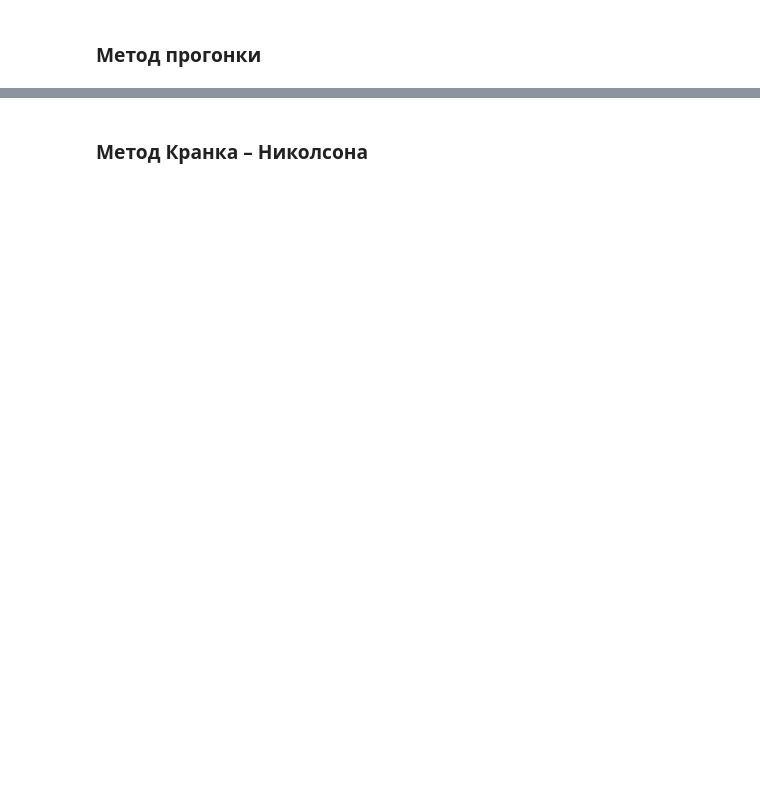
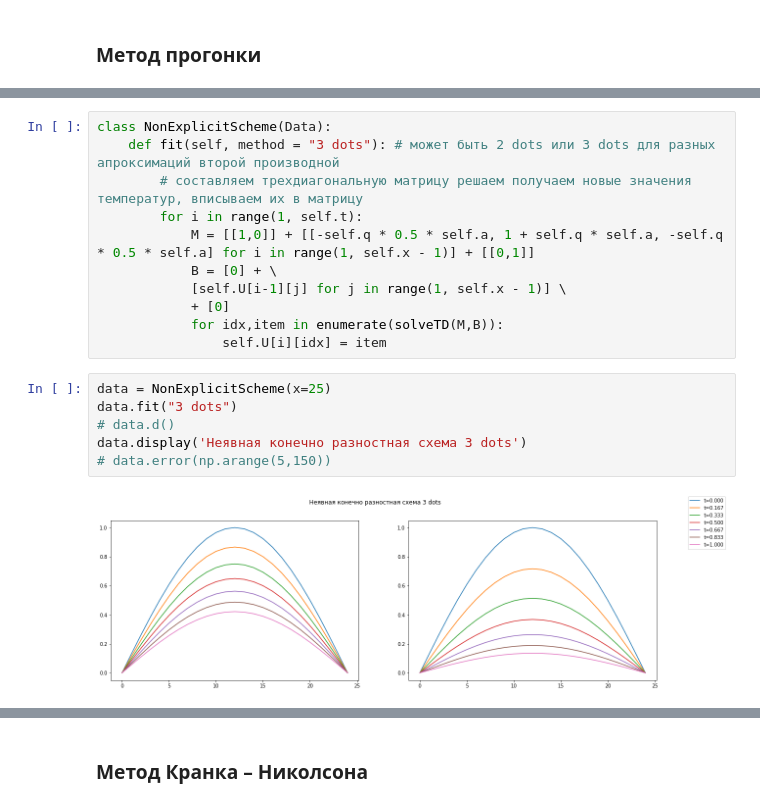
Before and after one commit to pagamov/7sem, a Jupyter notebook: Численные методы/5lab/5lab.ipynb, the cells around one changed output, grey strips where cells are left out. Drawn from its saved outputs; the diff is of its cells as text; blank space fills up the shorter version.

```diff
--- a/Численные методы/5lab/5lab.ipynb
+++ b/Численные методы/5lab/5lab.ipynb
@@ -47,0 +116,19 @@ def solve(m, b):
+# %%
+class NonExplicitScheme(Data):
+    def fit(self, method = "3 dots"): # может быть 2 dots или 3 dots для разных апроксимаций второй производной
+        # составляем трехдиагональную матрицу решаем получаем новые значения температур, вписываем их в матрицу
+        for i in range(1, self.t):
+            M = [[1,0]] + [[-self.q * 0.5 * self.a, 1 + self.q * self.a, -self.q * 0.5 * self.a] for i in range(1, self.x - 1)] + [[0,1]]
+            B = [0] + \
+            [self.U[i-1][j] for j in range(1, self.x - 1)] \
+            + [0]
+            for idx,item in enumerate(solveTD(M,B)):
+                self.U[i][idx] = item
+# %%
+data = NonExplicitScheme(x=25)
+data.fit("3 dots")
+# data.d()
+data.display('Неявная конечно разностная схема 3 dots')
+# data.error(np.arange(5,150))
+# %% [output]
+[figure, added]
```
Also changed, not shown: parts of 12 cells of this notebook.
